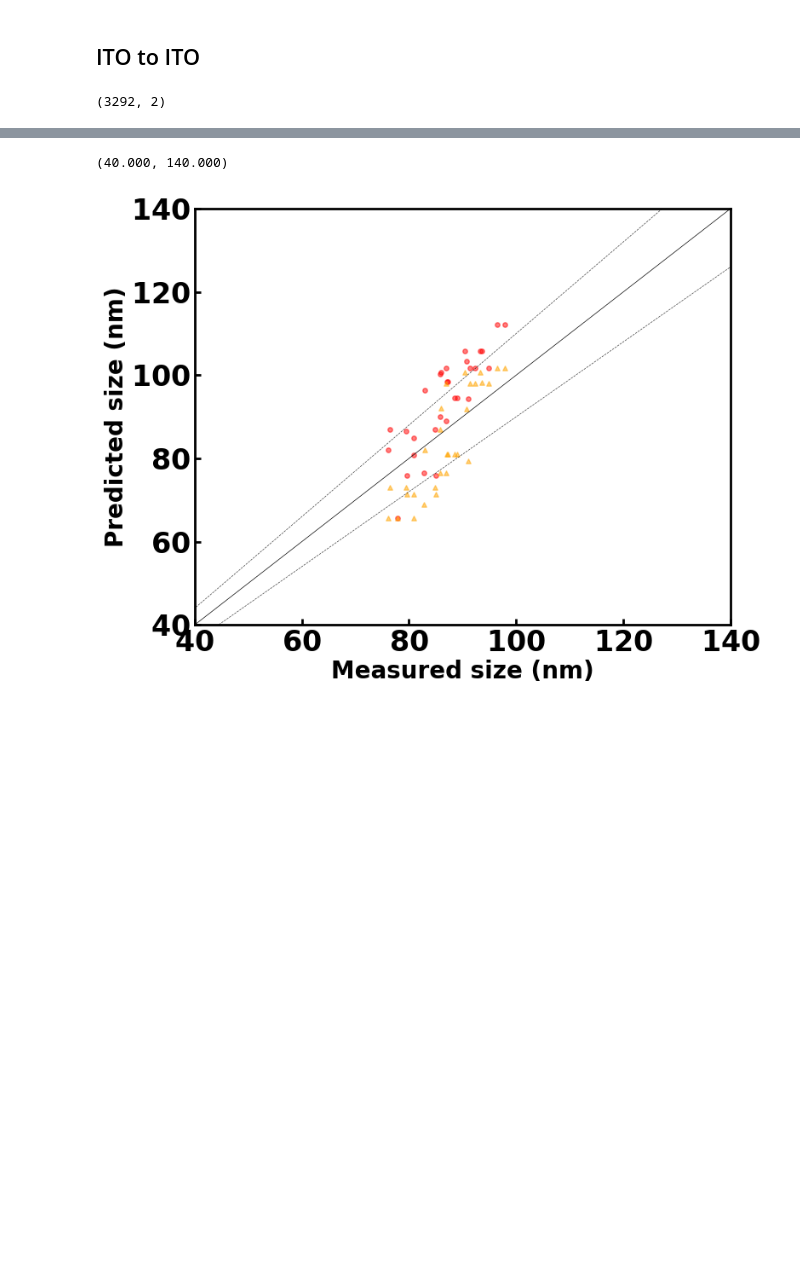
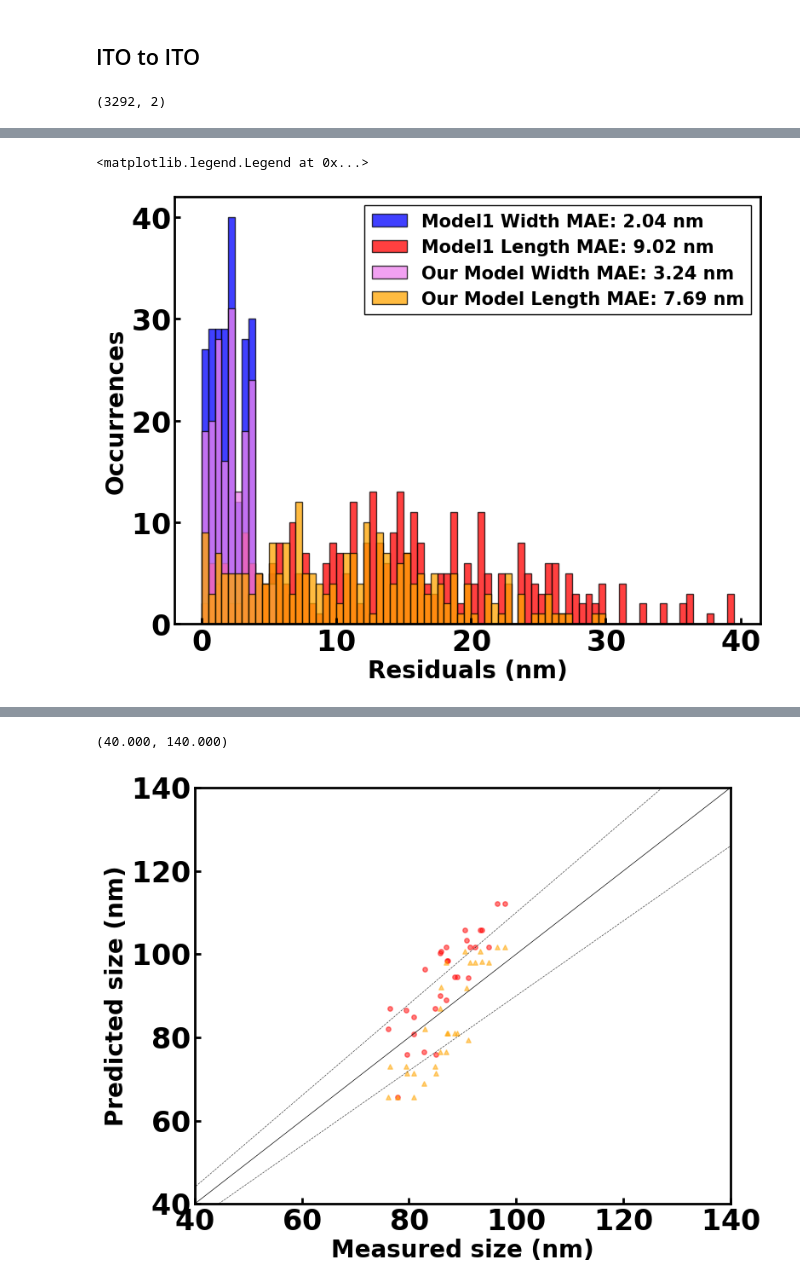
Before and after one commit to SWAN88/AuNR_DA, a Jupyter notebook: 090624_figure3.ipynb, the cells around one changed output, grey strips where cells are left out. Drawn from its saved outputs; the diff is of its cells as text; code cells hidden in the pictures; blank space fills up the shorter version.

```diff
--- a/090624_figure3.ipynb
+++ b/090624_figure3.ipynb
@@ -454,0 +493,19 @@ yl_pred3_df.columns = ['model'+str(i+1) for i in range(num_model)]
+# %%
+target_array1 = np.array([])
+target_array2 = np.array([])
+target_array3 = np.array([])
+target_array4 = np.array([])
+
+# Loop through the 15 models and append each result to target_array
+for i in tqdm(range(1, yw_pred1_df.shape[1]+1)):
+    target1 = yw_pred1_df[f'model{i}'] - yw_exp_ito
+    target_array1 = np.append(target_array1, target1)
+
+    target2 = yl_pred1_df[f'model{i}'] - yl_exp_ito
+    target_array2 = np.append(target_array2, target2)
+
+    target3 = yw_pred2_df[f'model{i}'] - yw_exp_ito
+    target_array3 = np.append(target_array3, target3)
+
+    target4 = yl_pred2_df[f'model{i}'] - yl_exp_ito
+    target_array4 = np.append(target_array4, target4)
@@ -455,3 +516,34 @@ yl_pred3_df.columns = ['model'+str(i+1) for i in range(num_model)]
+# %%
+fig, ax = plt.subplots()
+
+# Glass to ITO
+bin_width = .5
+target1 = target_array1
+bins1 = np.arange(0, max(target1) + bin_width, bin_width)
+ax.hist(target1, bins=bins1, color='blue', edgecolor='black', alpha=0.75, label=f'Model1 Width MAE: {round(maew1, 2)} nm')
+
+target2 = target_array2
+bins2 = np.arange(0, max(target2) + bin_width, bin_width)
+ax.hist(target2, bins=bins2, color='red', edgecolor='black', alpha=0.75, label=f'Model1 Length MAE: {round(mael1, 2)} nm')
+
+# Corrected Glass to ITO
+target3 = target_array3
+bins3 = np.arange(0, max(target3) + bin_width, bin_width)
+ax.hist(target3, bins=bins3, color='violet', edgecolor='black', alpha=0.75, label=f'Our Model Width MAE: {round(maew2, 2)} nm')
+
+target4 = target_array4
+bins4 = np.arange(0, max(target4) + bin_width, bin_width)
+ax.hist(target4, bins=bins4, color='orange', edgecolor='black', alpha=0.75, label=f'Our Model Length MAE: {round(mael2, 2)} nm')
+
+ax.set_xlabel('Residuals (nm)')
+ax.set_ylabel('Occurrences')
+# ax.set_xlim(0, 15)
+# ax.set_ylim(10, 130)
+ax.legend(loc='upper right', fontsize=15)
+# ax.text(0.01, 0.95, 'C', ha='left', va='top', transform=ax.transAxes, fontsize=30)
+# %% [output]
+<matplotlib.legend.Legend at 0x...>
+[figure, added]
 # %%
 fig, ax = plt.subplots()
 
```
Also changed, not shown: parts of 5 cells of this notebook, 2 other files.
